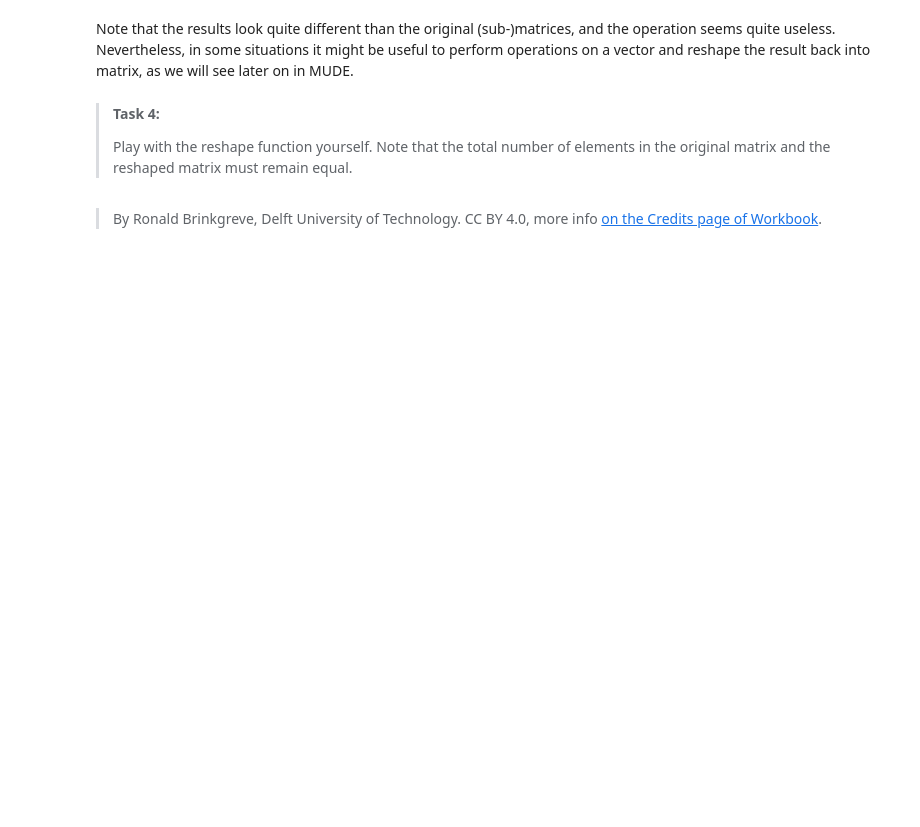
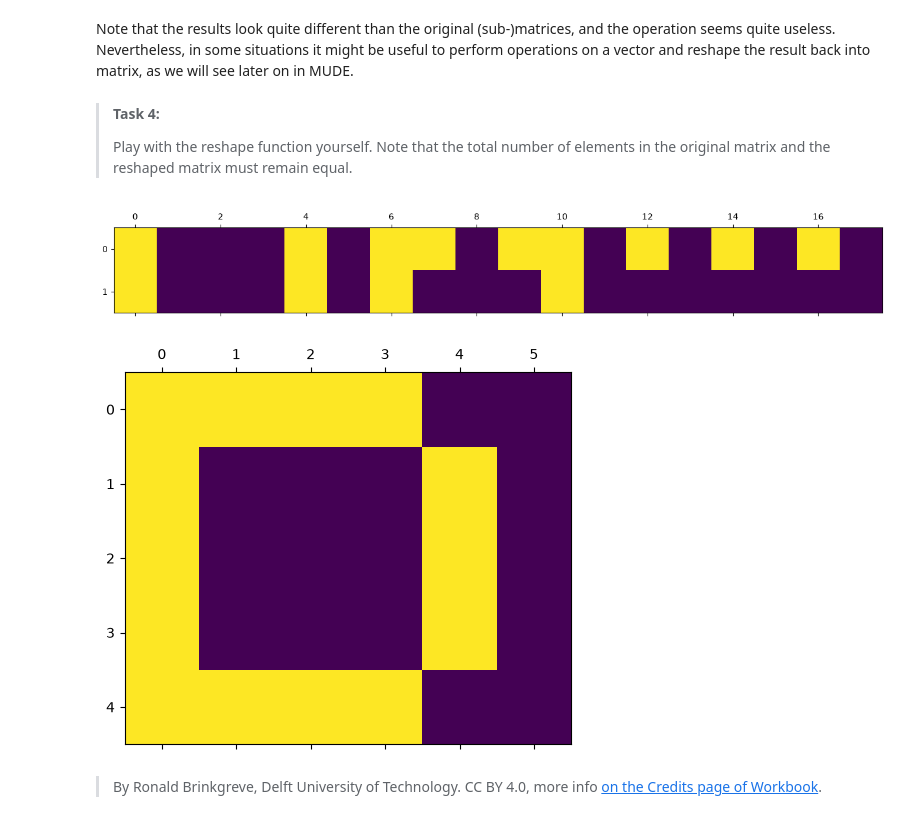
Before and after one commit to mathijsboerjan12/PA1.3A, a Jupyter notebook: 3_matrix_vector_manipulations.ipynb, the cells around one changed output. Saved outputs shown, nothing was run; the diff lists cells and outputs as text; code cells hidden in the pictures; blank space fills up the shorter version.

```diff
--- a/3_matrix_vector_manipulations.ipynb
+++ b/3_matrix_vector_manipulations.ipynb
@@ -80,5 +114,14 @@ Note that the results look quite different than the original (sub-)matrices, and
 > **Task 4:**
 >
 > Play with the reshape function yourself. Note that the total number of elements in the original matrix and the reshaped matrix must remain equal.
+# %%
+A11 = A11.reshape(2,18)
+plt.matshow(A11)
+A21 = A21.reshape(5,6)
+plt.matshow(A21)
+plt.show()
+# %% [output]
+[figure, added]
+[figure, added]
 # %% [markdown]
 > By Ronald Brinkgreve, Delft University of Technology. CC BY 4.0, more info [on the Credits page of Workbook](https://mude.citg.tudelft.nl/workbook-2025/credits.html).
```
Also changed, not shown: parts of 5 cells of this notebook.
